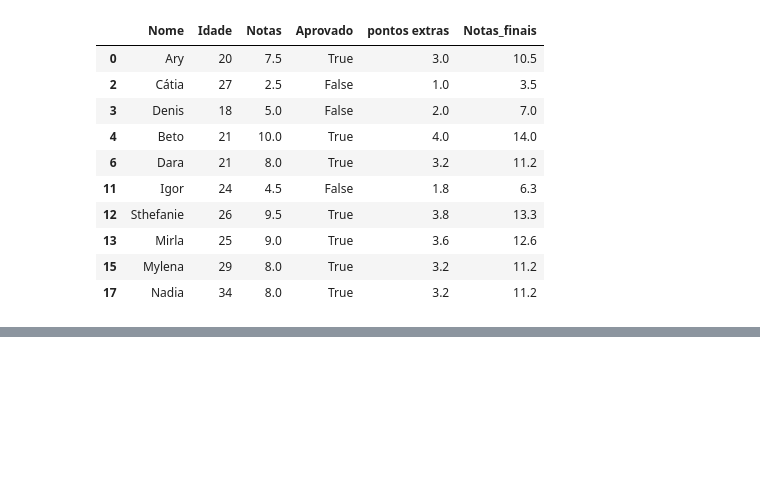
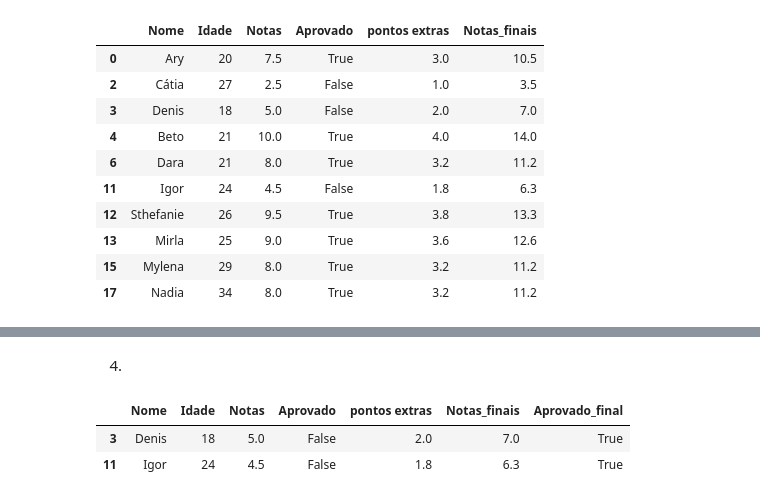
Before and after one commit to thiago-laza/pandas-alura, a Jupyter notebook: c1_conhecendo_a_biblioteca/Desafios/desafio_01.ipynb, the cells around one changed output, grey strips where cells are left out. Cells and saved outputs as stored; diff of their text form; code cells hidden in the pictures; blank space fills up the shorter version.

```diff
--- a/c1_conhecendo_a_biblioteca/Desafios/desafio_01.ipynb
+++ b/c1_conhecendo_a_biblioteca/Desafios/desafio_01.ipynb
@@ -381,0 +402,9 @@ dados
+# %% [markdown]
+4.
+# %%
+aprovados_pos = dados[(dados['Aprovado'] == False) & (dados['Aprovado_final'] == True)]
+aprovados_pos
+# %% [output]
+|  | Nome | Idade | Notas | Aprovado | pontos extras | Notas_finais | Aprovado_final |
+| 3 | Denis | 18 | 5.0 | False | 2.0 | 7.0 | True |
+| 11 | Igor | 24 | 4.5 | False | 1.8 | 6.3 | True |
```
Also changed, not shown: parts of 4 cells of this notebook, 1 other file.
